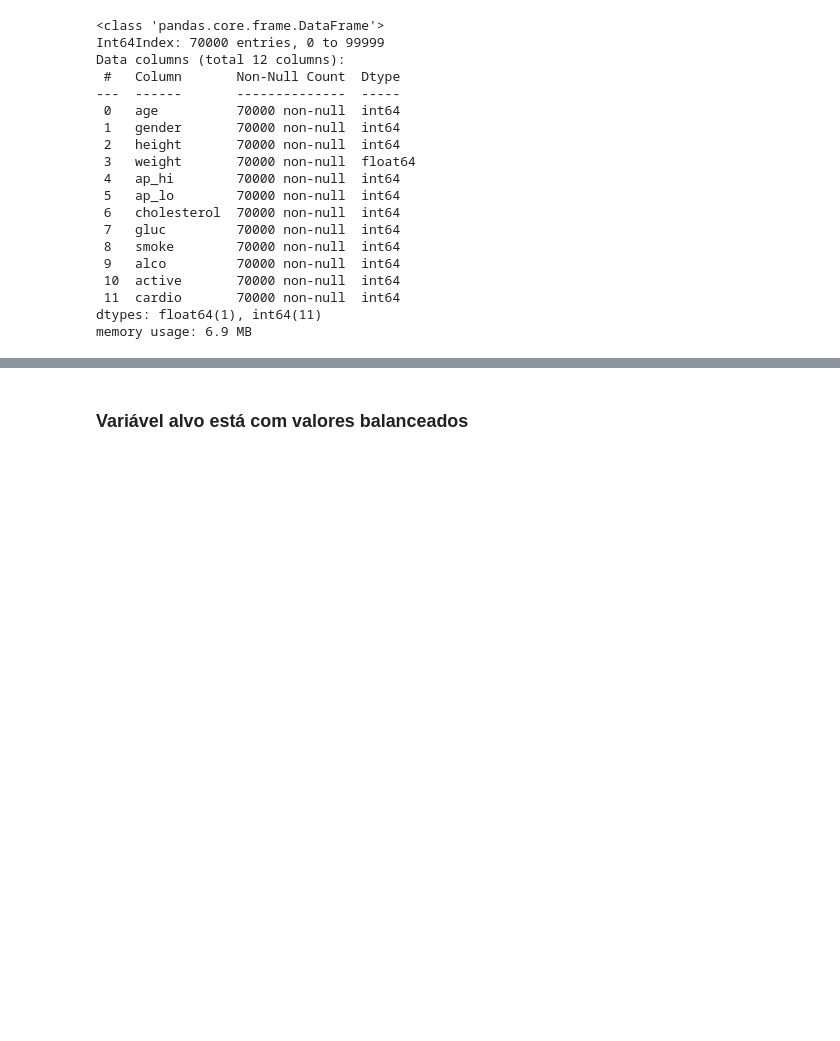
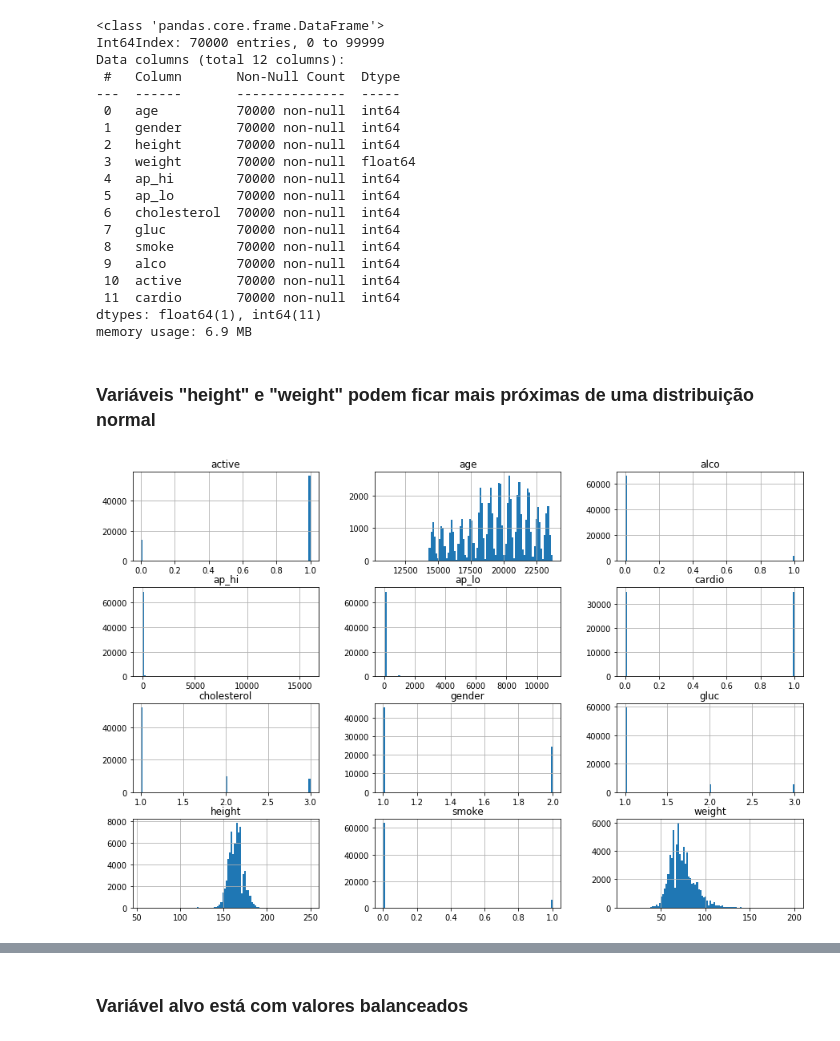
Before and after one commit to raffOps/Multilayer-Perceptron, a Jupyter notebook: modelo.ipynb, the cells around one changed output, grey strips where cells are left out. Drawn from its saved outputs; the diff is of its cells as text; code cells hidden in the pictures; blank space fills up the shorter version.

```diff
--- a/modelo.ipynb
+++ b/modelo.ipynb
@@ -40,3 +43,11 @@ Data columns (total 12 columns):
  11  cardio       70000 non-null  int64
 dtypes: float64(1), int64(11)
 memory usage: 6.9 MB
+# %% [markdown]
+### Variáveis "height" e "weight" podem ficar mais próximas de uma distribuição normal
+# %%
+fig = plt.figure(figsize = (15,10))
+ax = fig.gca()
+df.hist(ax = ax, bins=100);
+# %% [output]
+[figure, added]
```
Also changed, not shown: parts of 16 cells of this notebook, 2 other files.
